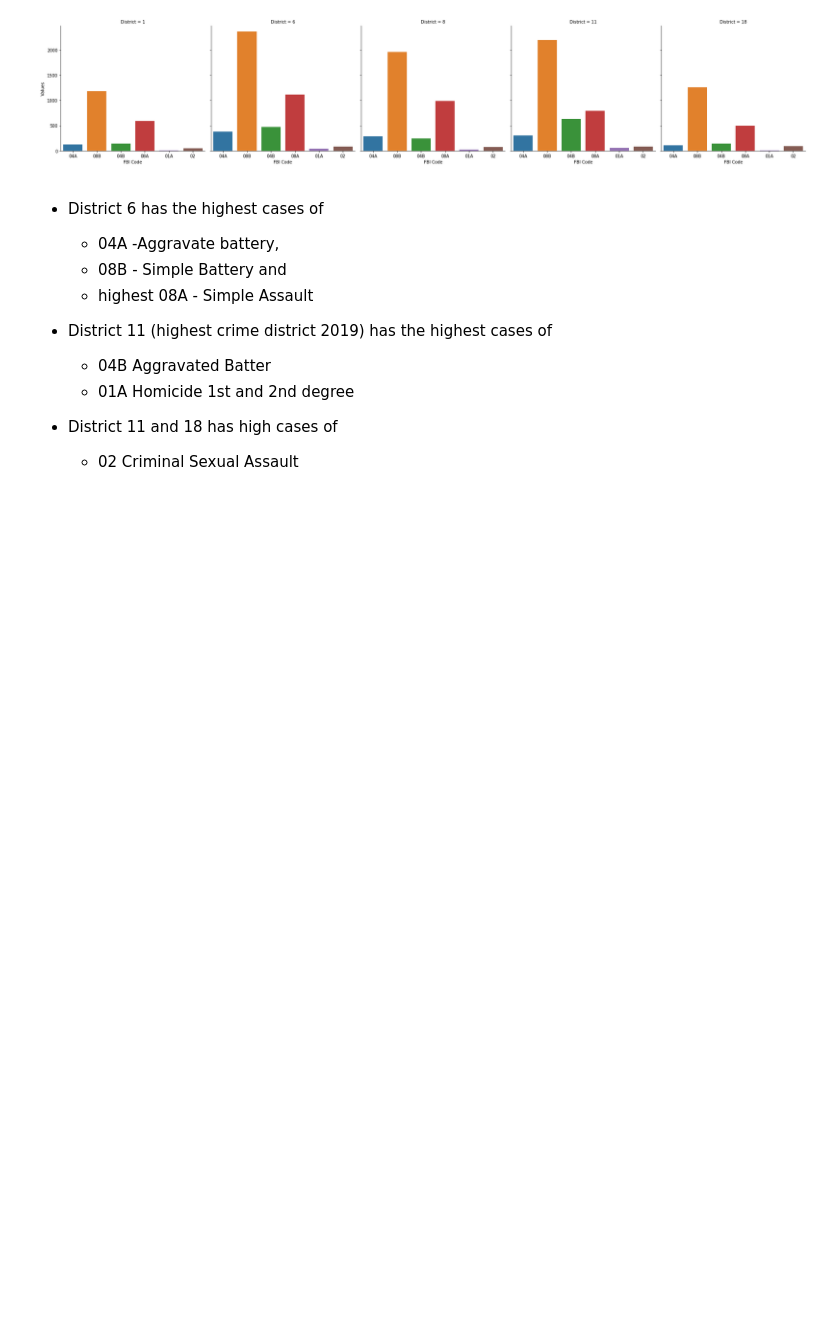
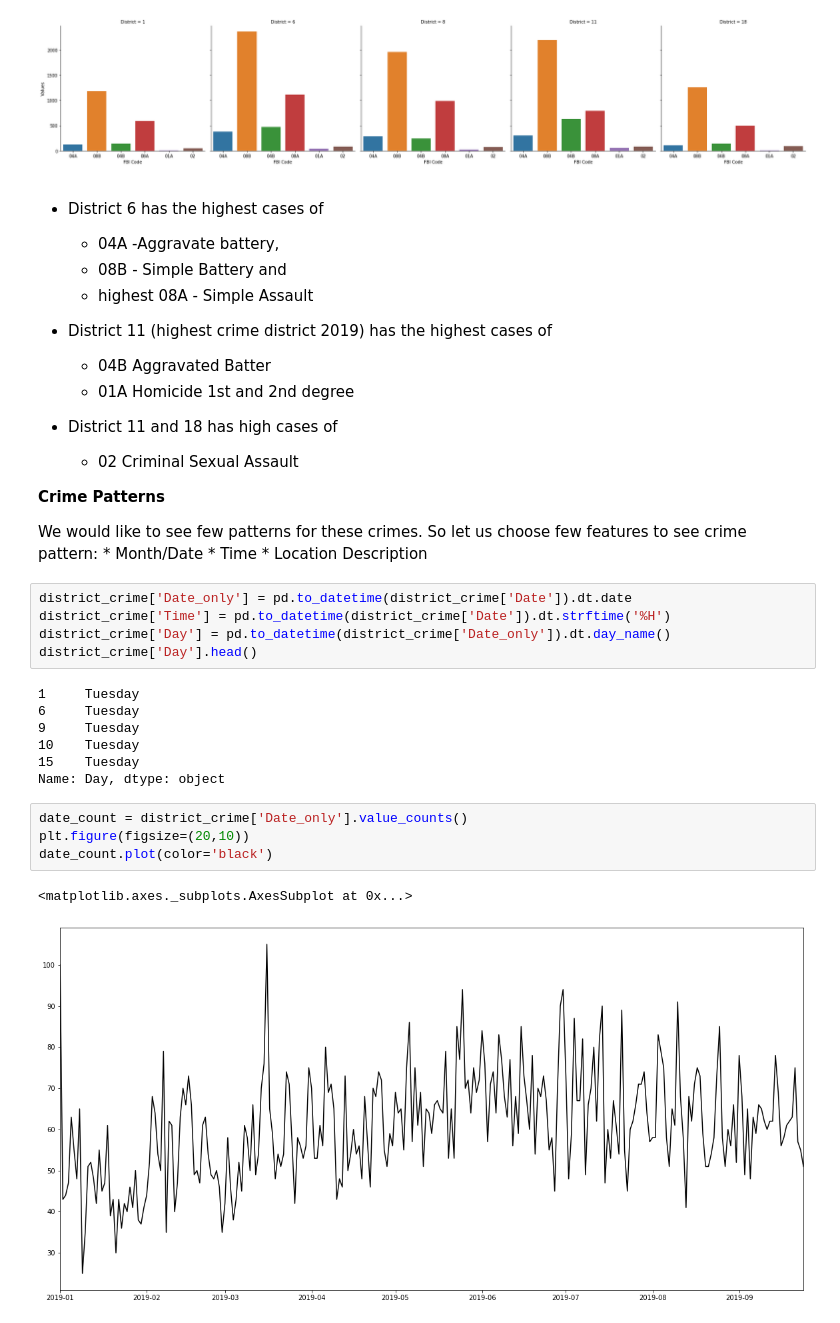
Before and after one commit to ann364/Chicago-Crime-Analysis, a Jupyter notebook: Chicago Police Schedule Recommendation.ipynb, the cells around one changed output. Saved outputs shown, nothing was run; the diff lists cells and outputs as text; blank space fills up the shorter version.

```diff
--- a/Chicago Police Schedule Recommendation.ipynb
+++ b/Chicago Police Schedule Recommendation.ipynb
@@ -240,3 +236,29 @@ fig.set_axis_labels('FBI Code', 'Values')
 
 * District 11 and 18 has high cases of
     * 02 Criminal Sexual Assault
+
+ **Crime Patterns**
+
+ We would like to see few patterns for these crimes. So let us choose few features to see crime pattern:
+    * Month/Date
+    * Time
+    * Location Description
+# %%
+district_crime['Date_only'] = pd.to_datetime(district_crime['Date']).dt.date
+district_crime['Time'] = pd.to_datetime(district_crime['Date']).dt.strftime('%H')
+district_crime['Day'] = pd.to_datetime(district_crime['Date_only']).dt.day_name()
+district_crime['Day'].head()
+# %% [output]
+1     Tuesday
+6     Tuesday
+9     Tuesday
+10    Tuesday
+15    Tuesday
+Name: Day, dtype: object
+# %%
+date_count = district_crime['Date_only'].value_counts()
+plt.figure(figsize=(20,10))
+date_count.plot(color='black')
+# %% [output]
+<matplotlib.axes._subplots.AxesSubplot at 0x...>
+[figure, added]
```
Also changed, not shown: parts of 11 cells of this notebook.
